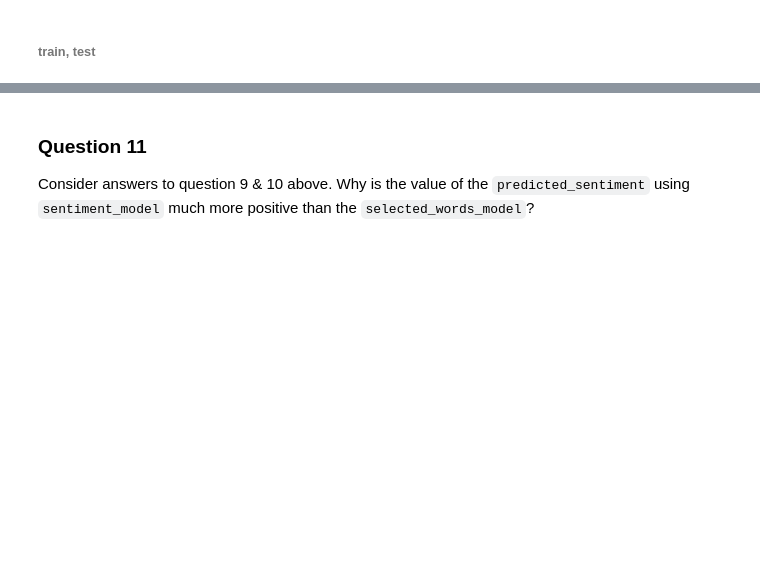
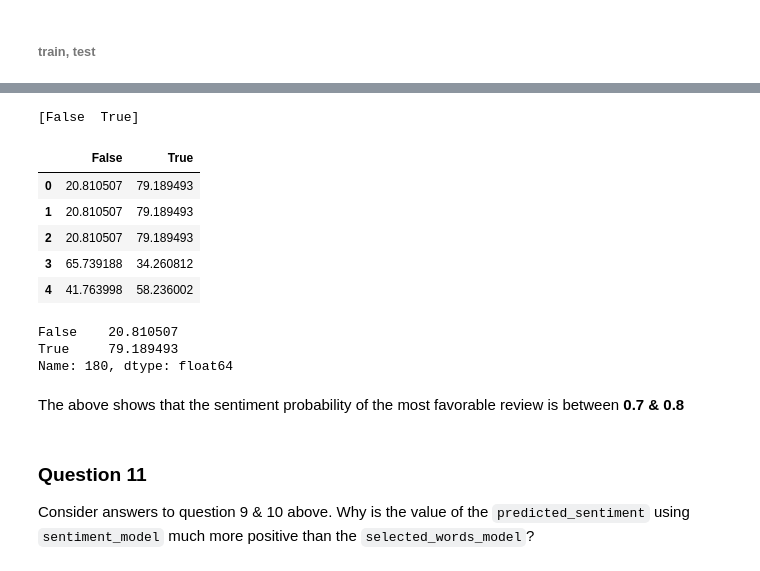
Before and after one commit to DheerajAgarwal/MachineLearning_UoW, a Jupyter notebook: Course1/Analyzing_Product_Sentiment.ipynb, the cells around one changed output, grey strips where cells are left out. Saved outputs shown, nothing was run; the diff lists cells and outputs as text; code cells hidden in the pictures; blank space fills up the shorter version.

```diff
--- a/Course1/Analyzing_Product_Sentiment.ipynb
+++ b/Course1/Analyzing_Product_Sentiment.ipynb
@@ -582,9 +586,24 @@ baby_trend_reviews_2.shape
+# %%
+random.seed(0)
+train_data,test_data = model_selection.train_test_split(amazon_reviews, test_size = 0.2)
 # %%
 X_all = baby_trend_reviews_2.ix[:,6:17].copy()
+X = pd.DataFrame(train_data, columns=selected_words)
+y = train_data.sentiment.copy()
+# %%
+selected_words_model = model.fit(X,y)
 # %%
 predicted_sentiment = selected_words_model.predict_proba(X_all) * 100
 # %%
 np.set_printoptions(suppress=True)
 print(selected_words_model.classes_)
 prediction_probabilities = pd.DataFrame(data=predicted_sentiment, columns=["False", "True"])
-max(prediction_probabilities["True"])
+prediction_probabilities.head()
+# %% [output]
+[False  True]
+|  | False | True |
+| 0 | 20.810507 | 79.189493 |
+| 1 | 20.810507 | 79.189493 |
+| 2 | 20.810507 | 79.189493 |
+| 3 | 65.739188 | 34.260812 |
+| 4 | 41.763998 | 58.236002 |
@@ -593,3 +610,11 @@ prediction_probabilities.loc[181]
+# %%
+prediction_probabilities.iloc[180] # iloc is the index starting at 0
+# %% [output]
+False    20.810507
+True     79.189493
+Name: 180, dtype: float64
+# %% [markdown]
+The above shows that the sentiment probability of the most favorable review is between **0.7 & 0.8**
 # %% [markdown]
 ### Question 11
 
```
Also changed, not shown: parts of 18 cells of this notebook.
